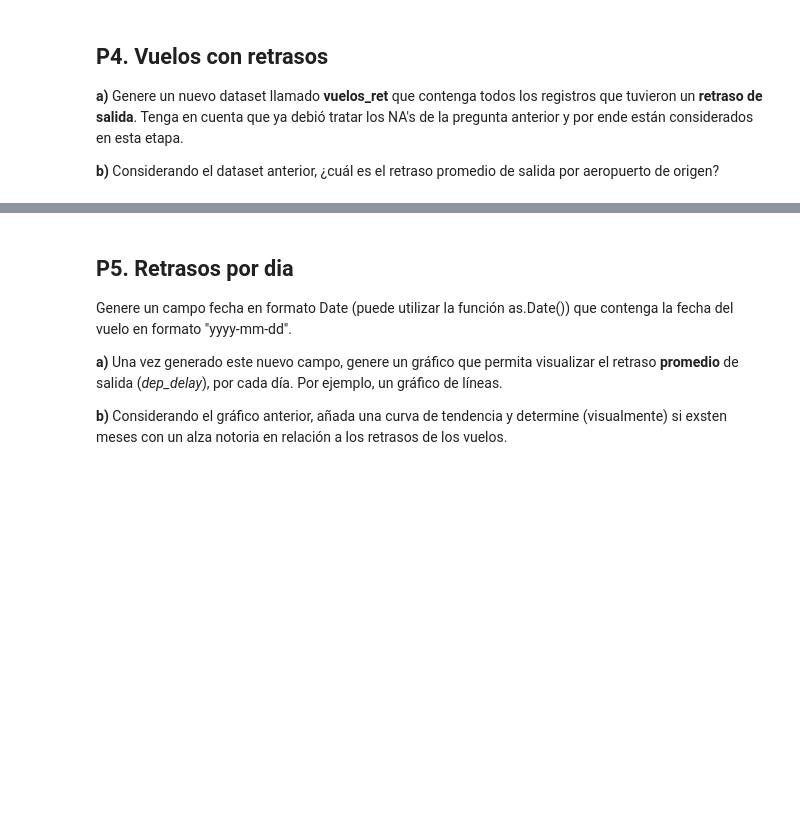
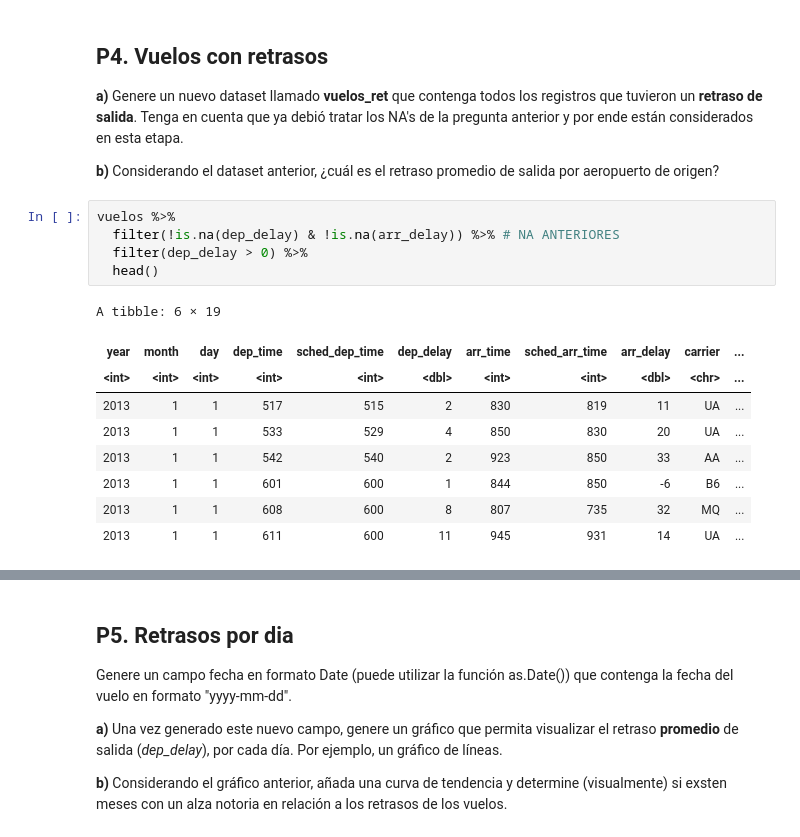
Before and after one commit to mrrojas72/Introduccion_a_ciencia_de_datos_R, a Jupyter notebook: Ayudantías/Ayudantía2/A2_02_Taller.ipynb, the cells around one changed output, grey strips where cells are left out. Saved outputs shown, nothing was run; the diff lists cells and outputs as text; blank space fills up the shorter version.

```diff
--- a/Ayudantías/Ayudantía2/A2_02_Taller.ipynb
+++ b/Ayudantías/Ayudantía2/A2_02_Taller.ipynb
@@ -36,3 +188,18 @@ Elimine los registros donde *dep_delay* es NA  y también elimine los registros
 **a)** Genere un nuevo dataset llamado **vuelos_ret** que contenga todos los registros que tuvieron un  **retraso de salida**. Tenga en cuenta que ya debió tratar los NA's de la pregunta anterior y por ende están considerados en esta etapa.
 
 **b)** Considerando el dataset anterior, ¿cuál es el retraso promedio de salida por aeropuerto de origen?
+# %%
+vuelos %>%
+  filter(!is.na(dep_delay) & !is.na(arr_delay)) %>% # NA ANTERIORES
+  filter(dep_delay > 0) %>%
+  head()
+# %% [output]
+A tibble: 6 × 19
+| year | month | day | dep_time | sched_dep_time | dep_delay | arr_time | sched_arr_time | arr_delay | carrier | ... |
+| <int> | <int> | <int> | <int> | <int> | <dbl> | <int> | <int> | <dbl> | <chr> | ... |
+| 2013 | 1 | 1 | 517 | 515 | 2 | 830 | 819 | 11 | UA | ... |
+| 2013 | 1 | 1 | 533 | 529 | 4 | 850 | 830 | 20 | UA | ... |
+| 2013 | 1 | 1 | 542 | 540 | 2 | 923 | 850 | 33 | AA | ... |
+| 2013 | 1 | 1 | 601 | 600 | 1 | 844 | 850 | -6 | B6 | ... |
+| 2013 | 1 | 1 | 608 | 600 | 8 | 807 | 735 | 32 | MQ | ... |
+| 2013 | 1 | 1 | 611 | 600 | 11 | 945 | 931 | 14 | UA | ... |
```
Also changed, not shown: parts of 24 cells of this notebook.
